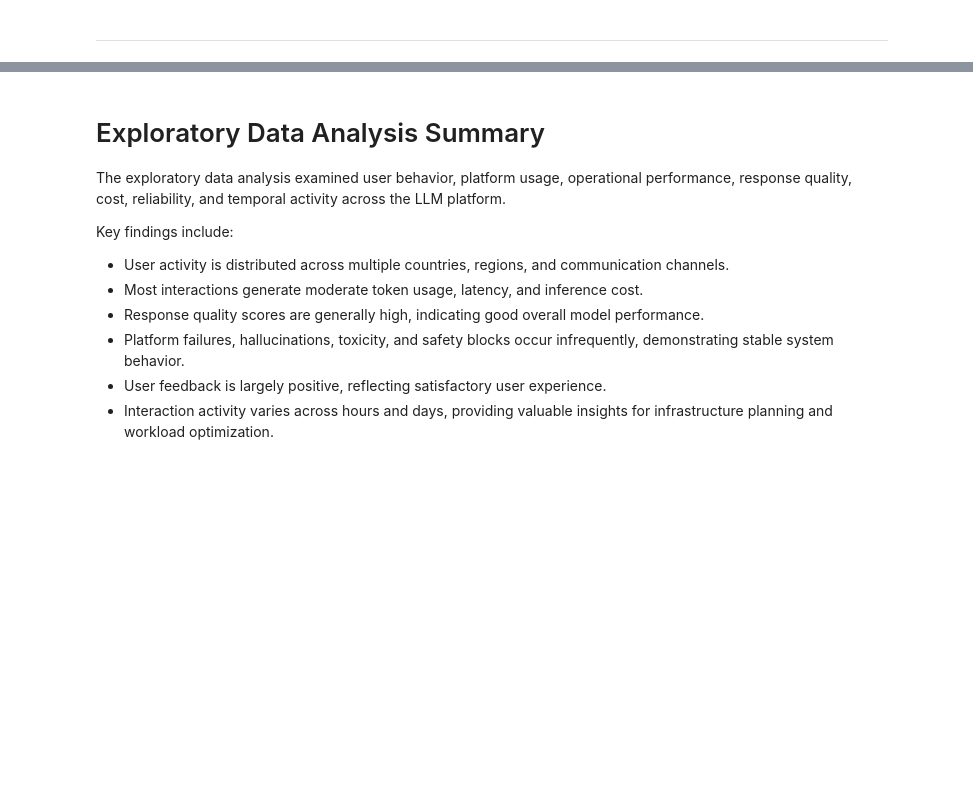
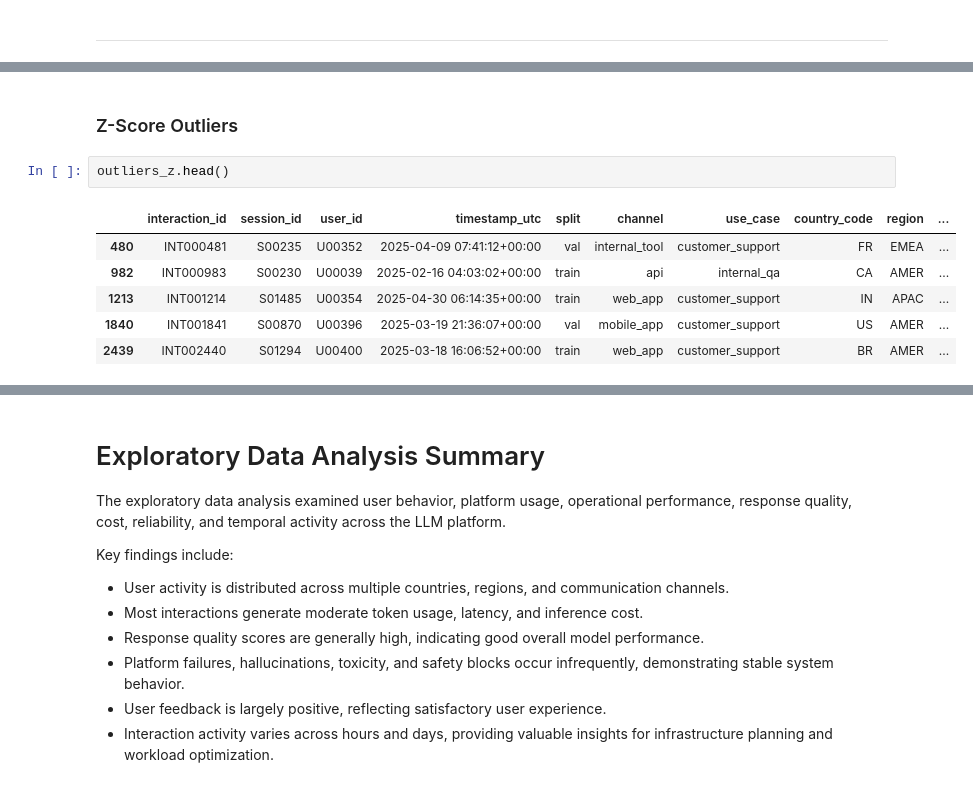
Before and after one commit to CHARANJOD/LLM-Platform-Analytics, a Jupyter notebook: notebooks/03_EDA.ipynb, the cells around one changed output, grey strips where cells are left out. Cells and saved outputs as stored; diff of their text form; blank space fills up the shorter version.

```diff
--- a/notebooks/03_EDA.ipynb
+++ b/notebooks/03_EDA.ipynb
@@ -1170,0 +1273,11 @@ plt.show()
+# %% [markdown]
+### Z-Score Outliers
+# %%
+outliers_z.head()
+# %% [output]
+|  | interaction_id | session_id | user_id | timestamp_utc | split | channel | use_case | country_code | region | ... |
+| 480 | INT000481 | S00235 | U00352 | 2025-04-09 07:41:12+00:00 | val | internal_tool | customer_support | FR | EMEA | ... |
+| 982 | INT000983 | S00230 | U00039 | 2025-02-16 04:03:02+00:00 | train | api | internal_qa | CA | AMER | ... |
+| 1213 | INT001214 | S01485 | U00354 | 2025-04-30 06:14:35+00:00 | train | web_app | customer_support | IN | APAC | ... |
+| 1840 | INT001841 | S00870 | U00396 | 2025-03-19 21:36:07+00:00 | val | mobile_app | customer_support | US | AMER | ... |
+| 2439 | INT002440 | S01294 | U00400 | 2025-03-18 16:06:52+00:00 | train | web_app | customer_support | BR | AMER | ... |
```
Also changed, not shown: parts of 49 cells of this notebook.
